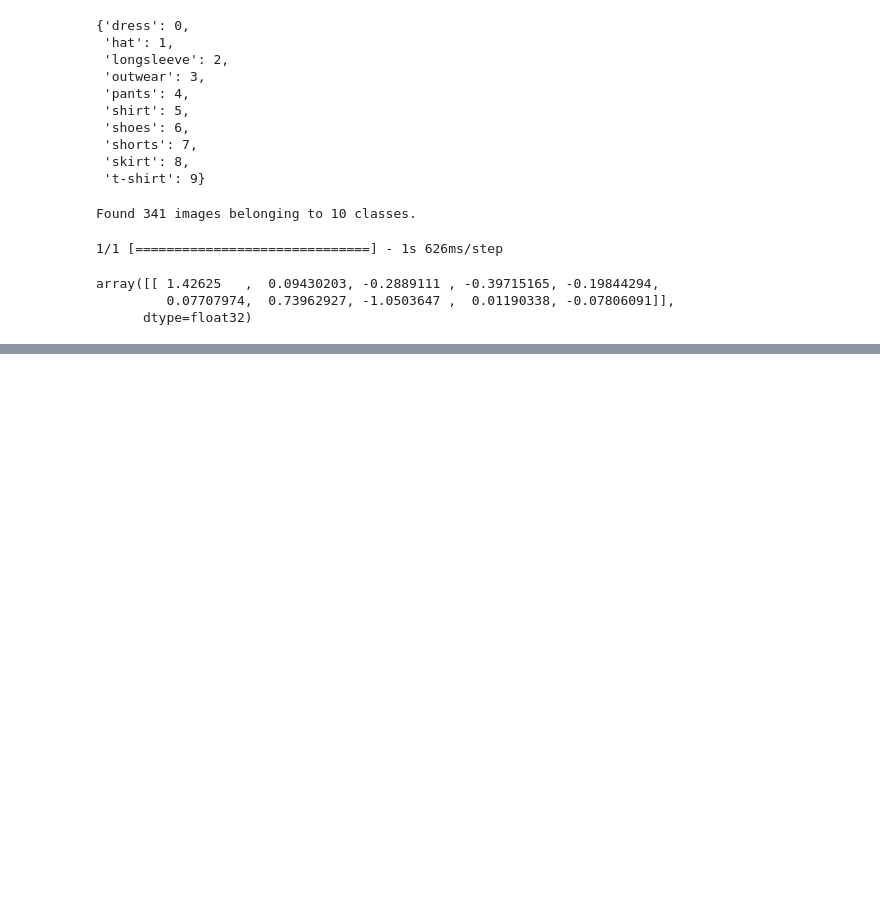
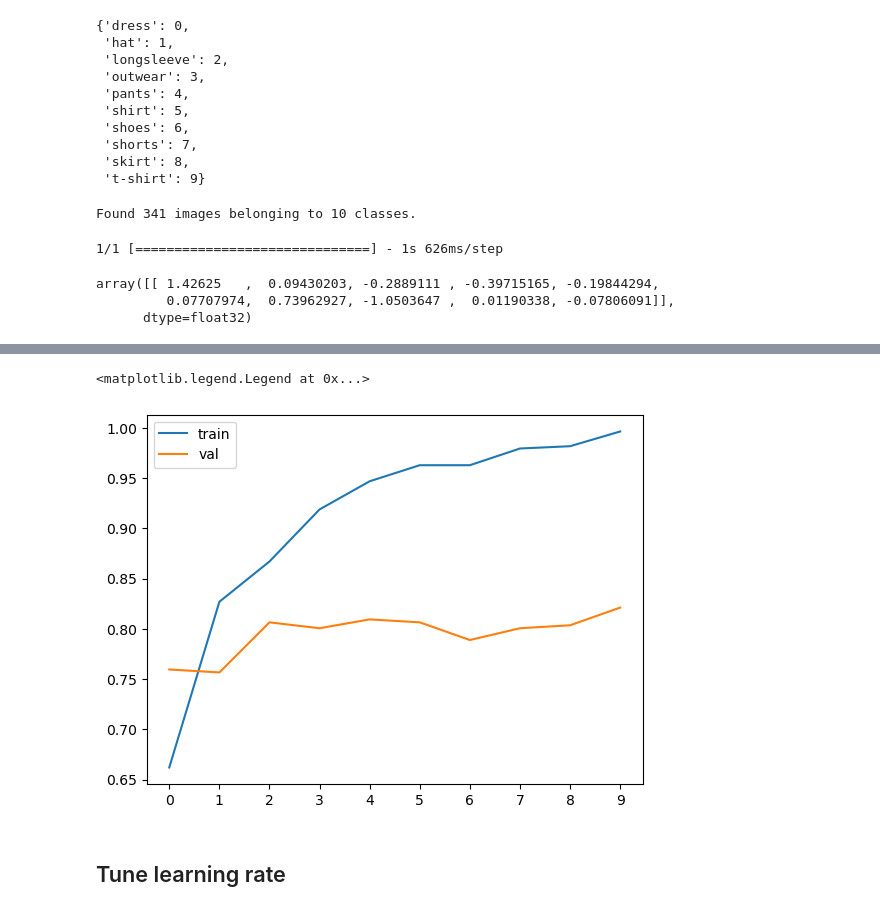
Before and after one commit to AbdelrahmanElmasry/cnn-clothing-prediction, a Jupyter notebook: cnn-clothing-prediction.ipynb, the cells around one changed output, grey strips where cells are left out. Drawn from its saved outputs; the diff is of its cells as text; code cells hidden in the pictures; blank space fills up the shorter version.

Commit message:
cnn model with training notebook

```diff
--- a/cnn-clothing-prediction.ipynb
+++ b/cnn-clothing-prediction.ipynb
@@ -47,7 +48,7 @@ Downloading data from https://storage.googleapis.com/download.tensorflow.org/dat
 train_gen = ImageDataGenerator(preprocessing_function= preprocess_input)
 trained_ds = train_gen.flow_from_directory(
     './clothing-dataset-small/train',
-     target_size=(150, 150, 3),
+     target_size=(150, 150),
     batch_size=32
 )
 # %% [output]
@@ -128,0 +134,8 @@ array([[ 1.42625   ,  0.09430203, -0.2889111 , -0.39715165, -0.19844294,
+# %%
+## To train the model, need an optimizer for weights
+optimizer = keras.optimizers.Adam(learning_rate=0.01)
+# where optimizer make sure it's in the right direction
+loss = keras.losses.CategoricalCrossentropy(from_logits=True)  # raw input for softmax activation
+# %%
+model.compile(optimizer, loss=loss, metrics=['accuracy'])
+history = model.fit(trained_ds, epochs=10, validation_data = val_ds)
@@ -128,0 +163,10 @@ array([[ 1.42625   ,  0.09430203, -0.2889111 , -0.39715165, -0.19844294,
+# %%
+plt.plot(history.history['accuracy'], label='train')
+plt.plot(history.history['val_accuracy'], label='val')
+plt.xticks(np.arange(10))
+plt.legend()
+# %% [output]
+<matplotlib.legend.Legend at 0x...>
+[figure, added]
+# %% [markdown]
+## Tune learning rate
```
Also changed, not shown: parts of 30 cells of this notebook, 2 other files.
